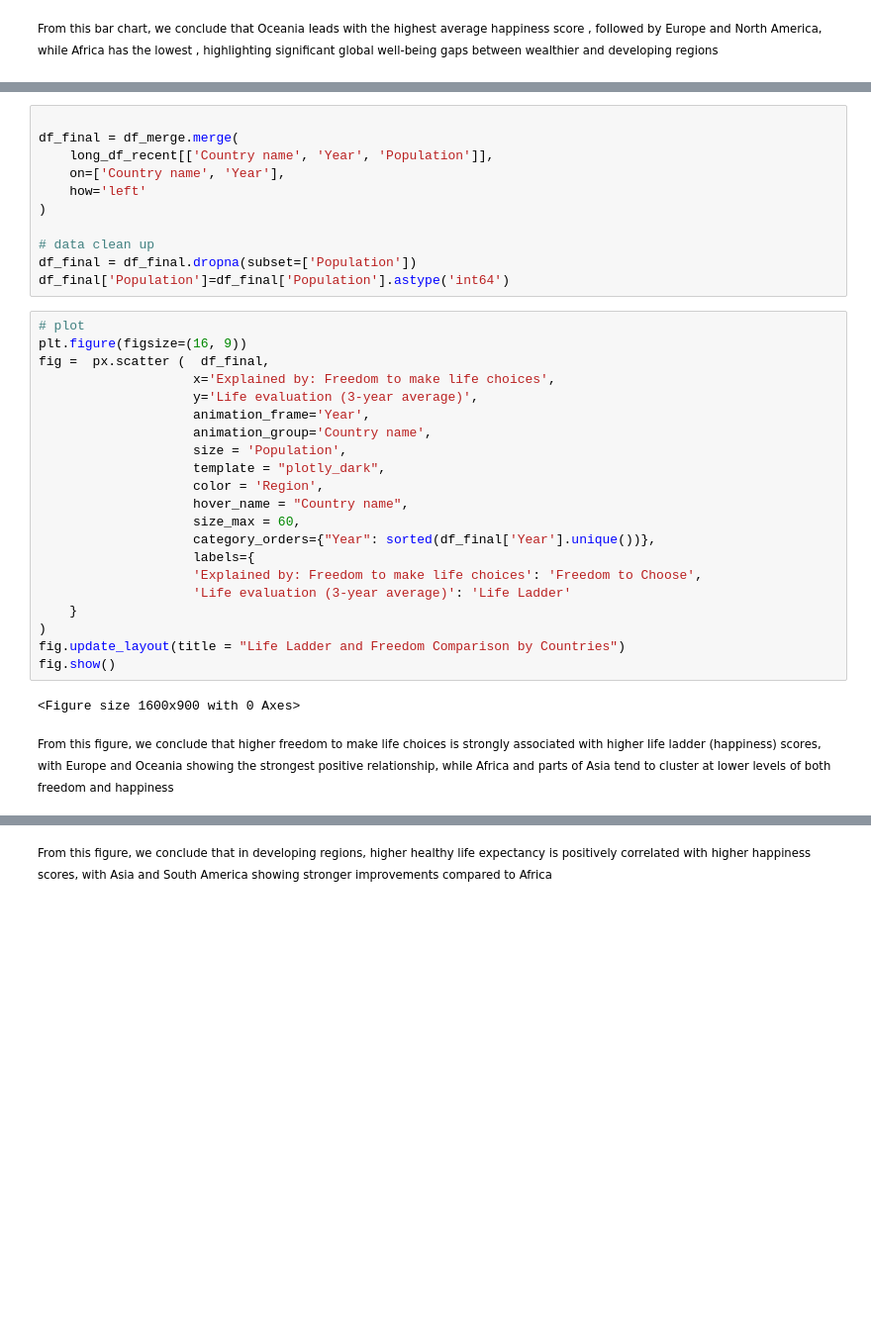
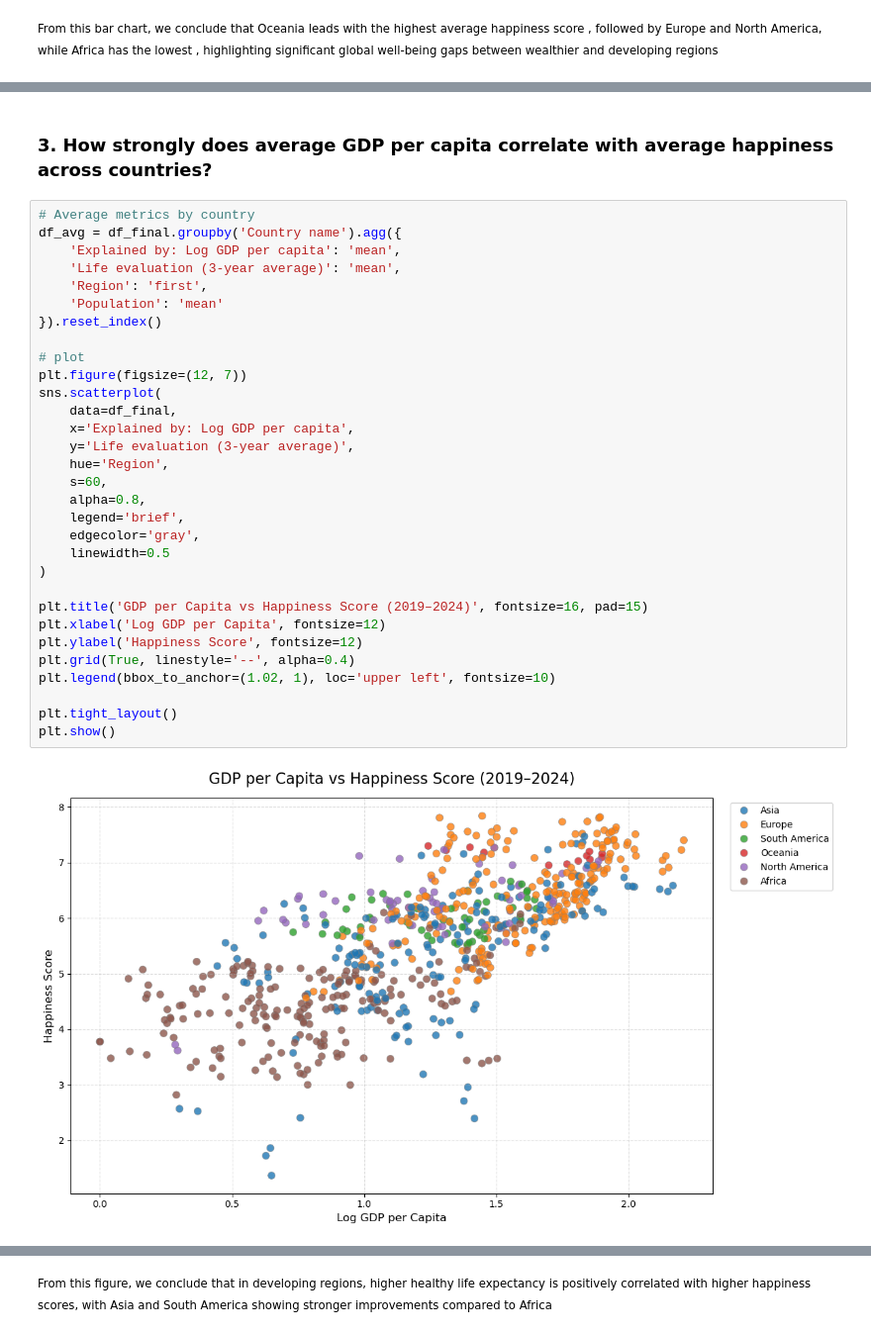
Before and after one commit to sagamohamedsaedaden-dotcom/World-Happiness-Report-2025, a Jupyter notebook: WHR2025.ipynb, the cells around one changed output, grey strips where cells are left out. Shown at 99% size. Cells and saved outputs as stored; diff of their text form; blank space fills up the shorter version.

```diff
--- a/WHR2025.ipynb
+++ b/WHR2025.ipynb
@@ -216,38 +206,35 @@ long_df_recent = long_df[long_df['Year'] >= 2019]
-# %%
-
-df_final = df_merge.merge(
-    long_df_recent[['Country name', 'Year', 'Population']],
-    on=['Country name', 'Year'],
-    how='left'
-)
-
-# data clean up
-df_final = df_final.dropna(subset=['Population'])
-df_final['Population']=df_final['Population'].astype('int64')
-# %%
-# plot
-plt.figure(figsize=(16, 9))
-fig =  px.scatter (  df_final,
-                    x='Explained by: Freedom to make life choices',
-                    y='Life evaluation (3-year average)',
-                    animation_frame='Year',
-                    animation_group='Country name',
-                    size = 'Population',
-                    template = "plotly_dark",
-                    color = 'Region',
-                    hover_name = "Country name",
-                    size_max = 60,
-                    category_orders={"Year": sorted(df_final['Year'].unique())},
-                    labels={
-                    'Explained by: Freedom to make life choices': 'Freedom to Choose',
-                    'Life evaluation (3-year average)': 'Life Ladder'
-    }
-)
-fig.update_layout(title = "Life Ladder and Freedom Comparison by Countries")
-fig.show()
-# %% [output]
-<Figure size 1600x900 with 0 Axes>
-# %% [markdown]
-<small>
-From this figure, we conclude that higher freedom to make life choices is strongly associated with higher life ladder (happiness) scores, with Europe and Oceania showing the strongest positive relationship, while Africa and parts of Asia tend to cluster at lower levels of both freedom and happiness
-<small>
+# %% [markdown]
+### 3. How strongly does average GDP per capita correlate with average happiness across countries?
+# %%
+# Average metrics by country
+df_avg = df_final.groupby('Country name').agg({
+    'Explained by: Log GDP per capita': 'mean',
+    'Life evaluation (3-year average)': 'mean',
+    'Region': 'first',
+    'Population': 'mean'
+}).reset_index()
+
+# plot
+plt.figure(figsize=(12, 7))
+sns.scatterplot(
+    data=df_final,
+    x='Explained by: Log GDP per capita',
+    y='Life evaluation (3-year average)',
+    hue='Region',
+    s=60,
+    alpha=0.8,
+    legend='brief',
+    edgecolor='gray',
+    linewidth=0.5
+)
+
+plt.title('GDP per Capita vs Happiness Score (2019–2024)', fontsize=16, pad=15)
+plt.xlabel('Log GDP per Capita', fontsize=12)
+plt.ylabel('Happiness Score', fontsize=12)
+plt.grid(True, linestyle='--', alpha=0.4)
+plt.legend(bbox_to_anchor=(1.02, 1), loc='upper left', fontsize=10)
+
+plt.tight_layout()
+plt.show()
+# %% [output]
+[figure, added]
```
Also changed, not shown: parts of 51 cells of this notebook, 10 other files.
